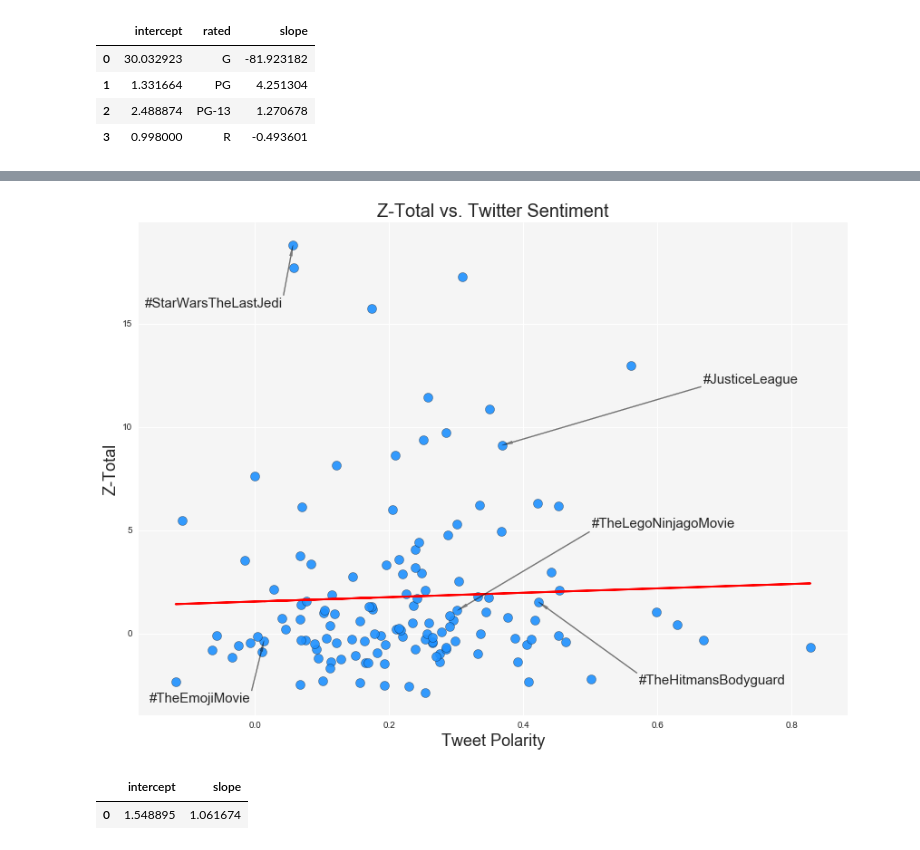
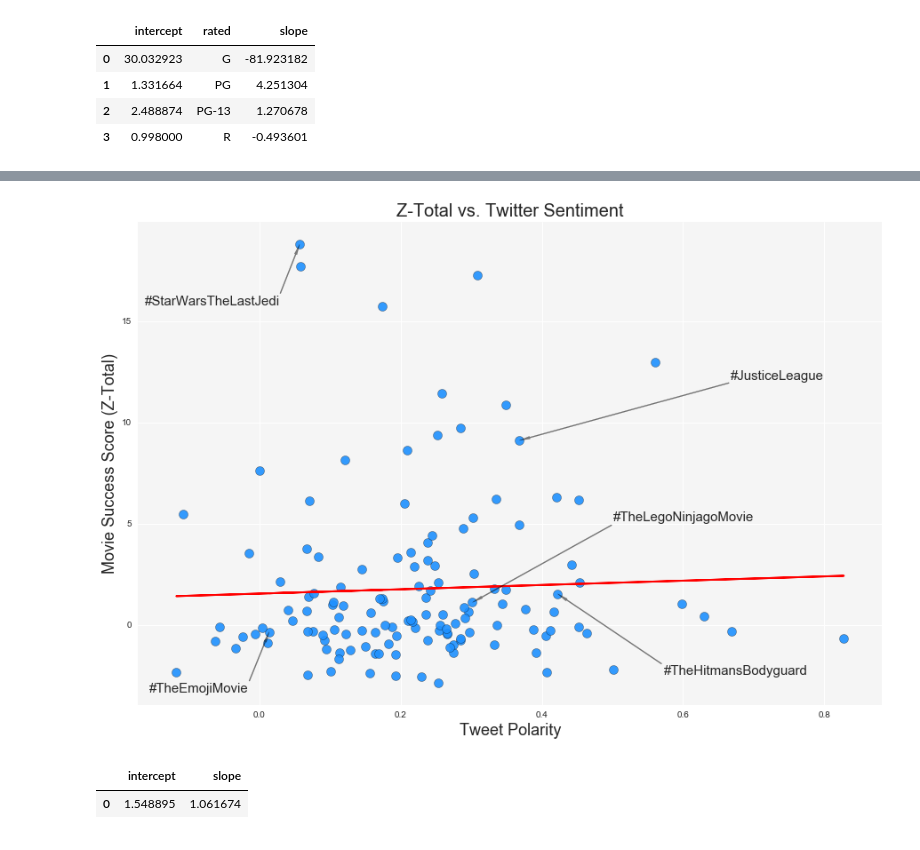
Before and after one commit to Jayleh/dream-reapers, a Jupyter notebook: graphing.ipynb, the cells around one changed output, grey strips where cells are left out. Saved outputs shown, nothing was run; the diff lists cells and outputs as text; code cells hidden in the pictures.

```diff
--- a/graphing.ipynb
+++ b/graphing.ipynb
@@ -276,7 +301,7 @@ plt.show()
 #6 Shilpa Revenue by Month
 sns.set_style("dark", {'grid.linestyle': '--'})
 paper_rc = {'lines.linewidth': 1, 'lines.markersize': 2}
-sns.set(rc={'figure.figsize':(12, 7)})
+sns.set(rc={'figure.figsize':(15, 10)})
 
 # locating tweet count>10
 movie_data_tc10_df = movie_data_df.loc[(movie_data_df['tweet_count']>10)]
@@ -340,7 +369,7 @@ movie_list = ["#TheEmojiMovie", "#JusticeLeague", "#StarWarsTheLastJedi",
               "#TheHitmansBodyguard", "#TheLegoNinjagoMovie"]
 
 # Set figure size
-plt.figure(figsize=(14, 10))
+plt.figure(figsize=(15, 10))
 
 # Create trendline
 zx = plt.subplot()
@@ -358,7 +387,7 @@ plt.scatter(compound, ztotal, marker="o", s=100, facecolor='dodgerblue', edgecol
 # Labels
 plt.title('Z-Total vs. Twitter Sentiment', fontsize=20)
 plt.xlabel('Tweet Polarity', fontsize=18)
-plt.ylabel('Z-Total', fontsize=18)
+plt.ylabel('Movie Success Score (Z-Total)', fontsize=18)
 
 # Set axes background color
 ax = plt.gca()
@@ -377,35 +406,35 @@ for movie in movie_list:
     # Pinpoint values for coordinates
     coordinate_values = title_index_df.loc[movie,['ztotal', 'compound']]
 
     # Assign coordinates
     x_coord = coordinate_values['compound']
     y_coord = coordinate_values['ztotal']
 
     # Add coordinates for each movie to dictionary
     movie_coord[movie] = [x_coord, y_coord]
 
 # Annotations
 ax.annotate("#TheEmojiMovie", xy=(movie_coord["#TheEmojiMovie"][0], movie_coord["#TheEmojiMovie"][1]),
             xytext=(movie_coord["#TheEmojiMovie"][0]-0.17, movie_coord["#TheEmojiMovie"][1]-3),
             fontsize=15, arrowprops=dict(facecolor='black', width=1, headwidth=3, shrink=.001, alpha=0.5))
 ax.annotate("#JusticeLeague", xy=(movie_coord["#JusticeLeague"][0], movie_coord["#JusticeLeague"][1]),
             xytext=(movie_coord["#JusticeLeague"][0]+0.3, movie_coord["#JusticeLeague"][1]+3),
             fontsize=15, arrowprops=dict(facecolor='black', width=1, headwidth=3, shrink=.001, alpha=0.5))
 ax.annotate("#StarWarsTheLastJedi", xy=(movie_coord["#StarWarsTheLastJedi"][0], movie_coord["#StarWarsTheLastJedi"][1]),
             xytext=(movie_coord["#StarWarsTheLastJedi"][0]-0.22, movie_coord["#StarWarsTheLastJedi"][1]-3),
             fontsize=15, arrowprops=dict(facecolor='black', width=1, headwidth=3, shrink=.001, alpha=0.5))
 ax.annotate("#TheHitmansBodyguard", xy=(movie_coord["#TheHitmansBodyguard"][0], movie_coord["#TheHitmansBodyguard"][1]),
             xytext=(movie_coord["#TheHitmansBodyguard"][0]+0.15, movie_coord["#TheHitmansBodyguard"][1]-4),
             fontsize=15, arrowprops=dict(facecolor='black', width=1, headwidth=3, shrink=.001, alpha=0.5))
 ax.annotate("#TheLegoNinjagoMovie", xy=(movie_coord["#TheLegoNinjagoMovie"][0], movie_coord["#TheLegoNinjagoMovie"][1]),
             xytext=(movie_coord["#TheLegoNinjagoMovie"][0]+0.20, movie_coord["#TheLegoNinjagoMovie"][1]+4),
             fontsize=15, arrowprops=dict(facecolor='black', width=1, headwidth=3, shrink=.001, alpha=0.5))
 
 # Save and show
-plt.savefig('images/ztotal_vs_sentiment.png')
+plt.savefig('images/ZtotalVsTwitterSentiment.png')
 plt.show()
 # %% [output]
-[figure, old version]
+[figure, new version]
 # %%
 # Check slope
 z_df
```
Also changed, not shown: parts of 9 cells of this notebook, 13 other files.
